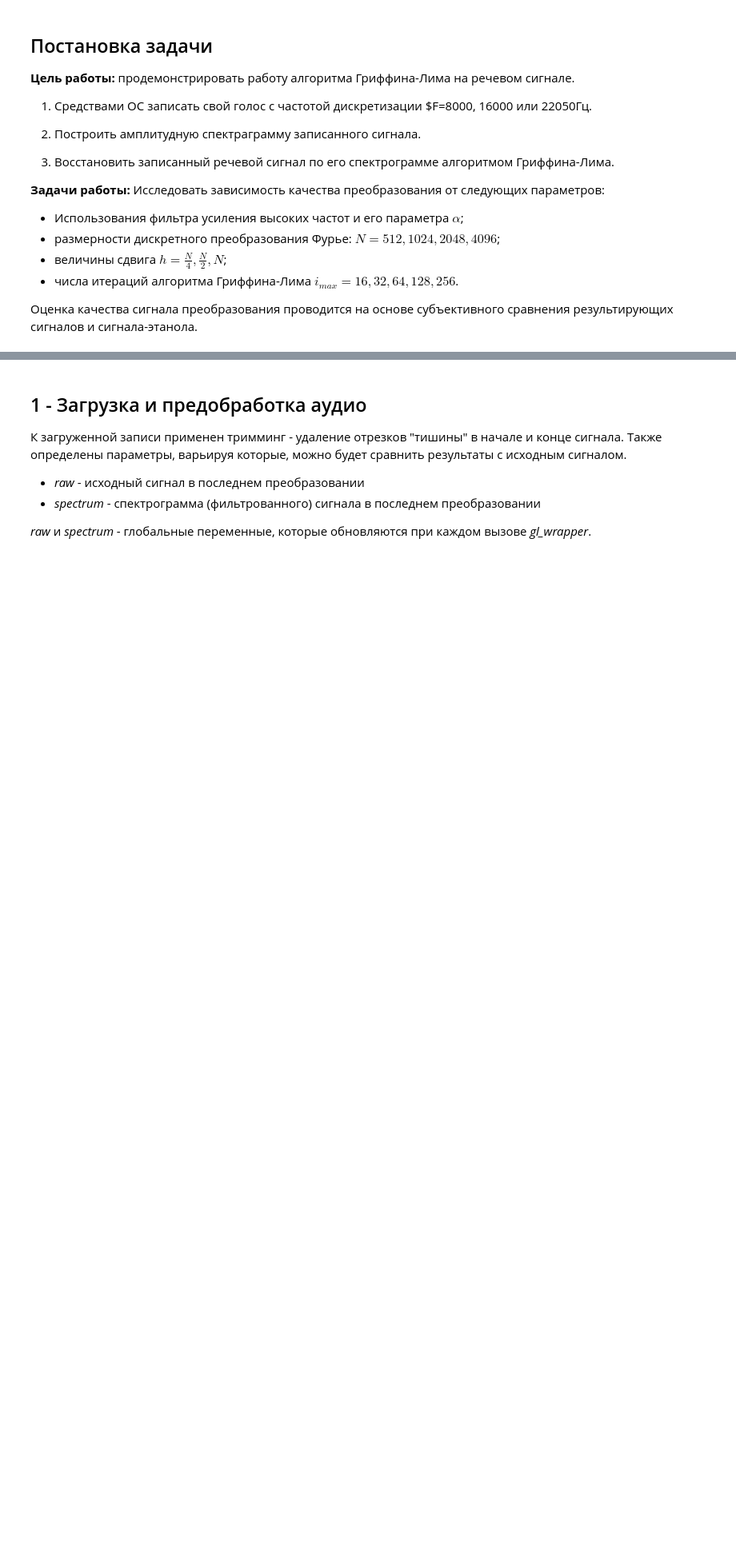
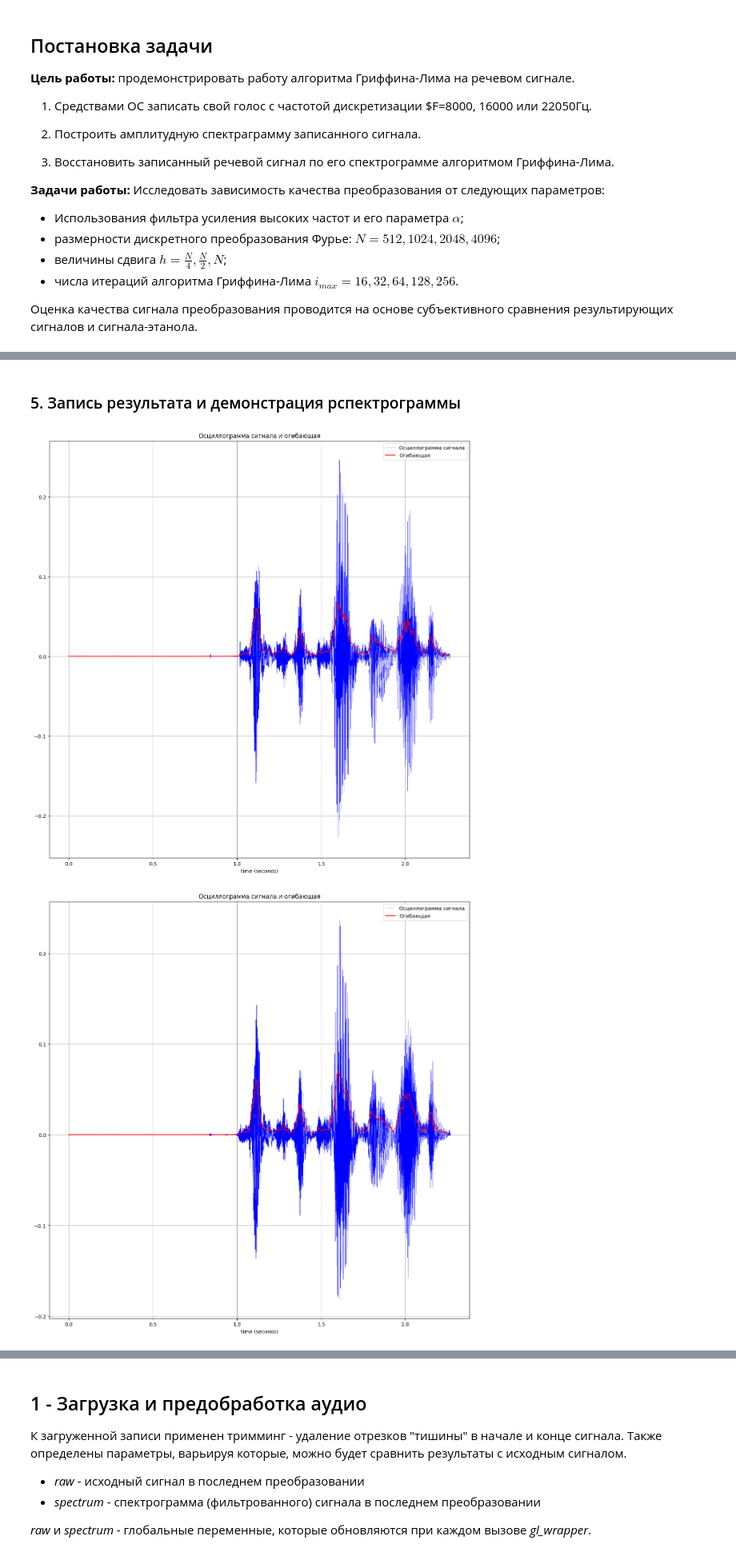
Before and after one commit to Sashauxgit/mathematical-methods-of-digital-signal-processing, a Jupyter notebook: lab3/MMDSP_Semenov_lab3.ipynb, the cells around one changed output, grey strips where cells are left out. Shown at 80% size. Cells and saved outputs as stored; diff of their text form; code cells hidden in the pictures; blank space fills up the shorter version.

```diff
--- a/lab3/MMDSP_Semenov_lab3.ipynb
+++ b/lab3/MMDSP_Semenov_lab3.ipynb
@@ -30,0 +67,11 @@ from matplotlib import pyplot as plt
+# %%
+X = np.abs(librosa.stft(x, n_fft=N, hop_length=h))
+_D = X
+for i in range(i_max):
+    x_t = librosa.istft(_D, n_fft=N, hop_length=h)
+    E = librosa.stft(x_t, n_fft=N, hop_length=h)
+    phi = E / np.abs(E)
+    _D = X * phi
+
+x_t = librosa.istft(_D, n_fft=N, hop_length=h)
+x_ = x_t.real
@@ -30,0 +82,35 @@ from matplotlib import pyplot as plt
+# %%
+x_ = signal.lfilter([1], [1, -alpha], x_)
+# %% [markdown]
+### 5. Запись результата и демонстрация рспектрограммы
+# %%
+sf.write("GL_result.wav", x_, fd)
+
+def paintGraphics(data, framerate, b, a = 0):
+    # a - Правая граница
+    # b - Левая граница
+
+    N = b - a # Вычисляем количество точек осциллограммы сигнала
+    n = 400 # Задаем количество точек огибающей
+    m = int(N/n) # Вычисляем число точек в интервале усреднения
+    x = data[a:b] # Строим массив значений осциллограммы сигнала
+    y = [np.mean([abs(x[k]) for k in range(m*j, m*(j+1))]) for j in range(n)] # Строим список значений огибающей
+
+    timeSignal = np.arange(a, b) / framerate # Строим массив точек времени для осциллограммы сигнала
+    timeOgib = np.arange(a, m*n + a, m) / framerate # Строим массив точек времени для огибающей
+
+    plt.figure(figsize = [15, 15])
+    plt.plot(timeSignal, x, color = 'blue',  linewidth = 0.3, label = "Осциллограмма сигнала") # Строим осциллограмму сигнала
+    plt.plot(  timeOgib, y, color = 'red',   linewidth = 1.5, label = "Огибающая") # Строим огибающую
+    plt.legend()
+    plt.xlabel("time (seconds)")
+    plt.title("Осциллограмма сигнала и огибающая")
+    plt.grid()
+
+    plt.show()
+
+paintGraphics(raw, fd, 60000, 20000)
+paintGraphics(x_, fd, 60000, 20000)
+# %% [output]
+[figure, added]
+[figure, added]
```
Also changed, not shown: parts of 12 cells of this notebook, 2 other files.
